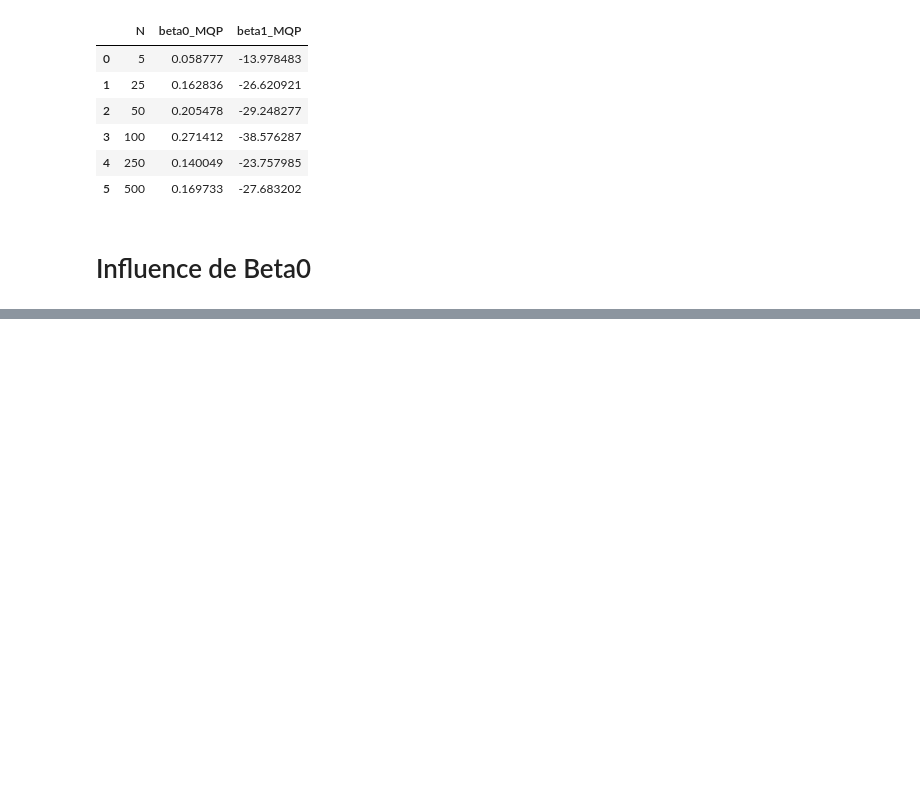
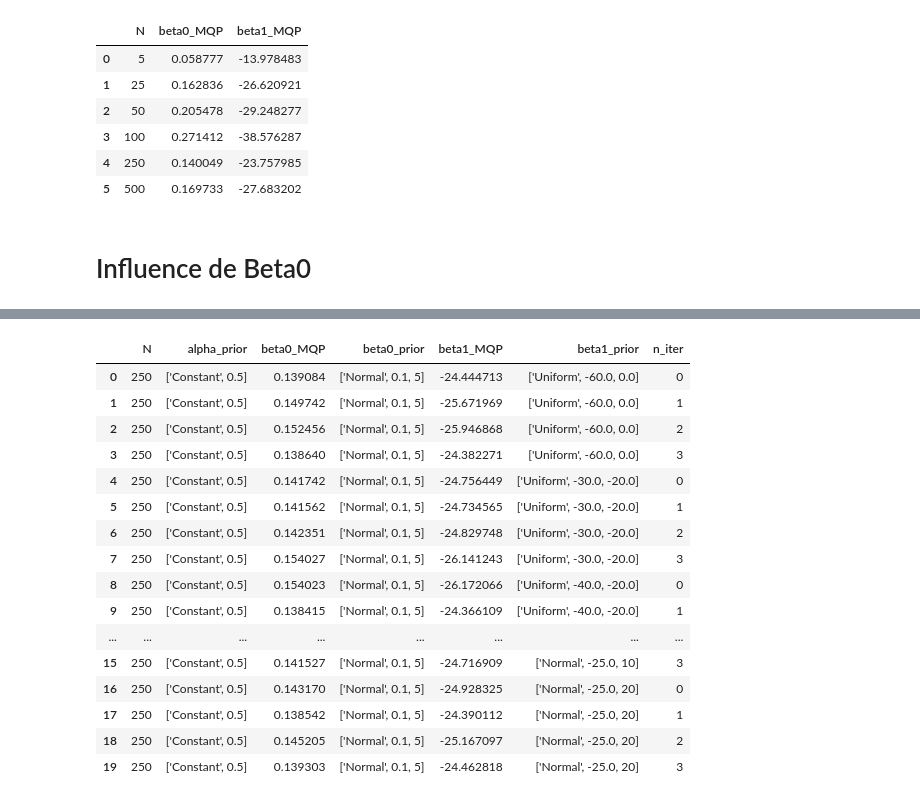
Before and after one commit to VictorSanh/Quasi-Bayesian_Survival_Analysis, a Jupyter notebook: Launch_several_simulations.ipynb, the cells around one changed output, grey strips where cells are left out. Saved outputs shown, nothing was run; the diff lists cells and outputs as text; code cells hidden in the pictures; blank space fills up the shorter version.

Commit message:
Influence Parameters Priors

```diff
--- a/Launch_several_simulations.ipynb
+++ b/Launch_several_simulations.ipynb
@@ -203,0 +252,16 @@ params.groupby(['N'], as_index=False)[['beta0_MQP', 'beta1_MQP']].mean()
+# %%
+C = 100
+beta_true = np.array([0.15, -25])
+size_data_list = [250]
+
+beta0_prior_list = [['Normal', 0.1, 5]]
+beta1_prior_list = [['Uniform', -60., 0.], ['Uniform', -30., -20.], ['Uniform', -40., -20.], ['Normal', -25., 10],
+                   ['Normal', -25., 20]]
+alpha_prior_list = [['Constant', .5]]
+
+n_samples = 20000
+burn = 10000
+n_iter = 4
+
+params = run_several_expo(n_iter, beta_true, size_data_list, C, beta0_prior_list,
+                     beta1_prior_list, alpha_prior_list, n_samples, burn, plot=True, thin=20)
@@ -204 +294,25 @@ params.groupby(['N'], as_index=False)[['beta0_MQP', 'beta1_MQP']].mean()
+# %%
+params['alpha_prior'] = params['alpha_prior'].astype(str)
+params['beta0_prior'] = params['beta0_prior'].astype(str)
+params['beta1_prior'] = params['beta1_prior'].astype(str)
+
+params
+# %% [output]
+|  | N | alpha_prior | beta0_MQP | beta0_prior | beta1_MQP | beta1_prior | n_iter |
+| 0 | 250 | ['Constant', 0.5] | 0.139084 | ['Normal', 0.1, 5] | -24.444713 | ['Uniform', -60.0, 0.0] | 0 |
+| 1 | 250 | ['Constant', 0.5] | 0.149742 | ['Normal', 0.1, 5] | -25.671969 | ['Uniform', -60.0, 0.0] | 1 |
+| 2 | 250 | ['Constant', 0.5] | 0.152456 | ['Normal', 0.1, 5] | -25.946868 | ['Uniform', -60.0, 0.0] | 2 |
+| 3 | 250 | ['Constant', 0.5] | 0.138640 | ['Normal', 0.1, 5] | -24.382271 | ['Uniform', -60.0, 0.0] | 3 |
+| 4 | 250 | ['Constant', 0.5] | 0.141742 | ['Normal', 0.1, 5] | -24.756449 | ['Uniform', -30.0, -20.0] | 0 |
+| 5 | 250 | ['Constant', 0.5] | 0.141562 | ['Normal', 0.1, 5] | -24.734565 | ['Uniform', -30.0, -20.0] | 1 |
+| 6 | 250 | ['Constant', 0.5] | 0.142351 | ['Normal', 0.1, 5] | -24.829748 | ['Uniform', -30.0, -20.0] | 2 |
+| 7 | 250 | ['Constant', 0.5] | 0.154027 | ['Normal', 0.1, 5] | -26.141243 | ['Uniform', -30.0, -20.0] | 3 |
+| 8 | 250 | ['Constant', 0.5] | 0.154023 | ['Normal', 0.1, 5] | -26.172066 | ['Uniform', -40.0, -20.0] | 0 |
+| 9 | 250 | ['Constant', 0.5] | 0.138415 | ['Normal', 0.1, 5] | -24.366109 | ['Uniform', -40.0, -20.0] | 1 |
+| ... | ... | ... | ... | ... | ... | ... | ... |
+| 15 | 250 | ['Constant', 0.5] | 0.141527 | ['Normal', 0.1, 5] | -24.716909 | ['Normal', -25.0, 10] | 3 |
+| 16 | 250 | ['Constant', 0.5] | 0.143170 | ['Normal', 0.1, 5] | -24.928325 | ['Normal', -25.0, 20] | 0 |
+| 17 | 250 | ['Constant', 0.5] | 0.138542 | ['Normal', 0.1, 5] | -24.390112 | ['Normal', -25.0, 20] | 1 |
+| 18 | 250 | ['Constant', 0.5] | 0.145205 | ['Normal', 0.1, 5] | -25.167097 | ['Normal', -25.0, 20] | 2 |
+| 19 | 250 | ['Constant', 0.5] | 0.139303 | ['Normal', 0.1, 5] | -24.462818 | ['Normal', -25.0, 20] | 3 |
 # %%
```
Also changed, not shown: parts of 6 cells of this notebook, 49 other files.
